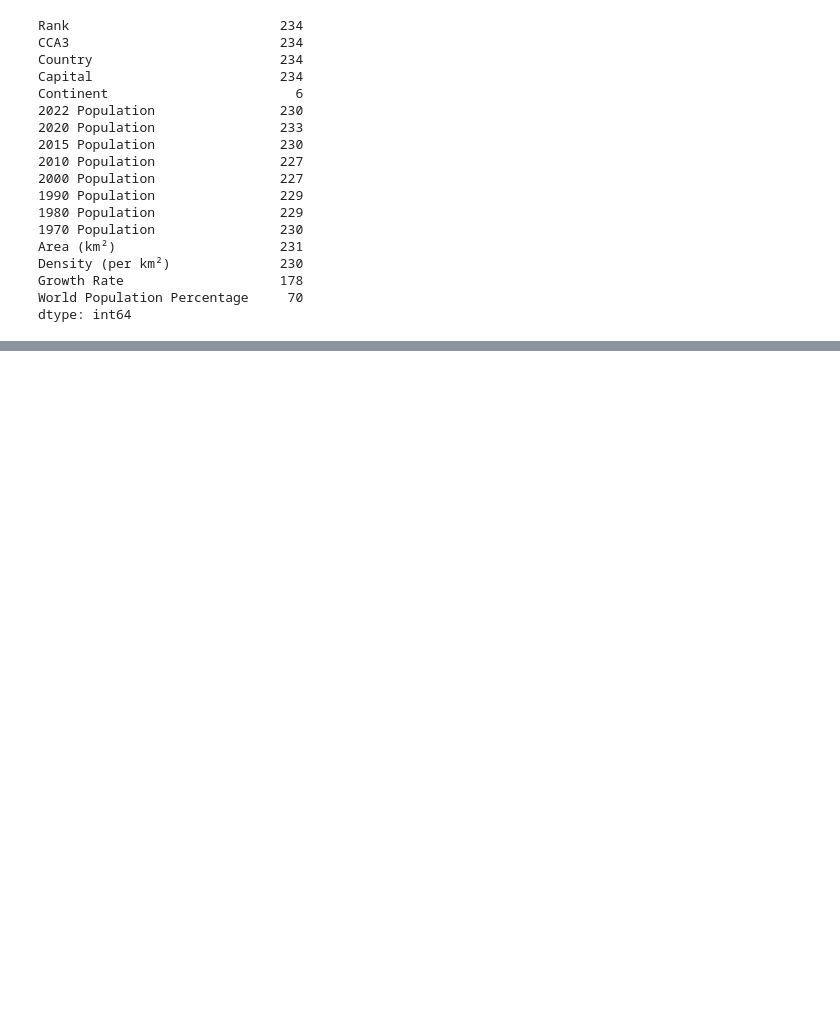
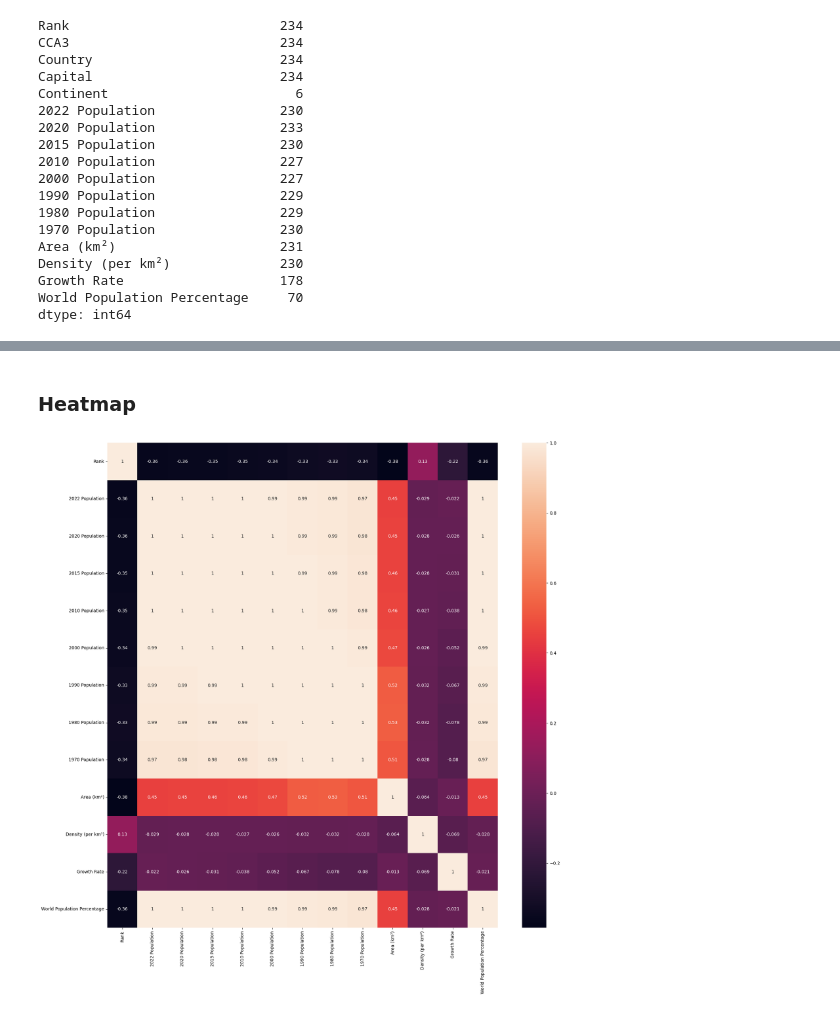
Before and after one commit to curtec/pandasTut, a Jupyter notebook: pandas.ipynb, the cells around one changed output, grey strips where cells are left out. Saved outputs shown, nothing was run; the diff lists cells and outputs as text; code cells hidden in the pictures; blank space fills up the shorter version.

```diff
--- a/pandas.ipynb
+++ b/pandas.ipynb
@@ -114,0 +142,10 @@ df.sort_values(by="2022 Population", ascending=False).head()
+# %% [markdown]
+### Heatmap
+# %%
+sns.heatmap(df.corr(numeric_only = True), annot = True)
+
+plt.rcParams['figure.figsize'] = (10,20) # Set size of heatmap (Dimensions (x,y))
+
+plt.show()
+# %% [output]
+[figure, added]
```
Also changed, not shown: parts of 2 cells of this notebook.
